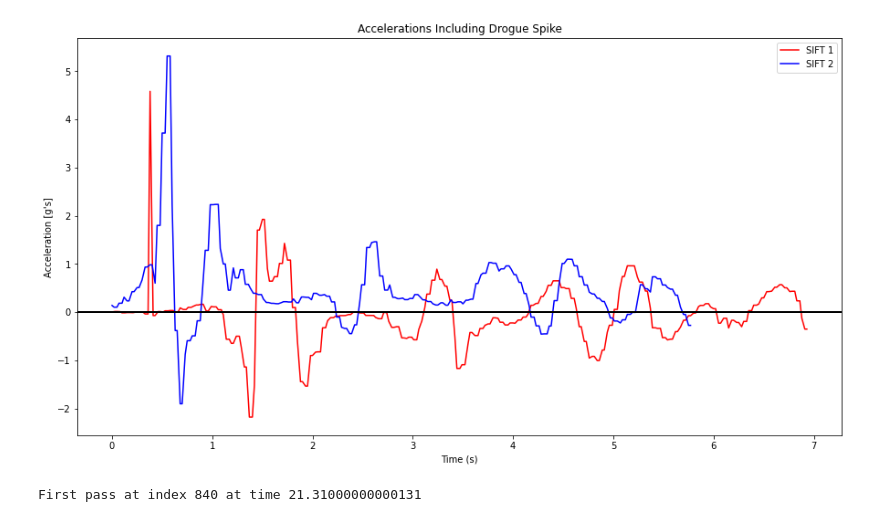
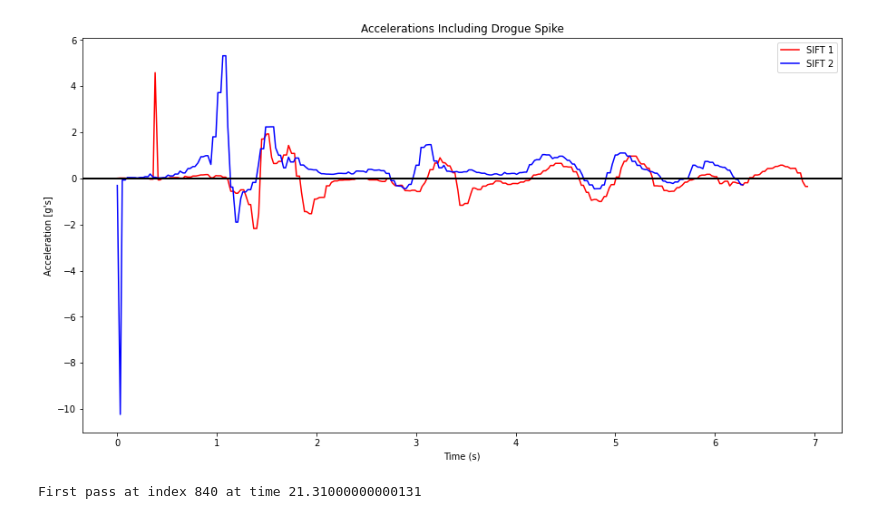
Before and after one commit to VADL-2022/IMU_VV, a Jupyter notebook: 05_NASA_SLI/Moving_Averages_USLI.ipynb, the cells around one changed output. Drawn from its saved outputs; the diff is of its cells as text; code cells hidden in the pictures.

```diff
--- a/05_NASA_SLI/Moving_Averages_USLI.ipynb
+++ b/05_NASA_SLI/Moving_Averages_USLI.ipynb
@@ -70,28 +70,28 @@ plt.show()
 # %%
 start_S1_with_spike = 825
 end_S1_with_spike = 1100
 tdata_S1_with_spike = tdata1[start_S1_with_spike:end_S1_with_spike]
 axg_S1_with_spike = list(ax_g_S1[start_S1_with_spike:end_S1_with_spike])
 tdata_S1_with_spike = tdata_S1_with_spike - tdata_S1_with_spike[0]
 
-start_S2_with_spike = 1570
-end_S2_with_spike = 1800
+start_S2_with_spike = 850
+end_S2_with_spike = 1100
 tdata_S2_with_spike = tdata2[start_S2_with_spike:end_S2_with_spike]
 axg_S2_with_spike = list(ax_g_S2[start_S2_with_spike:end_S2_with_spike])
 tdata_S2_with_spike = tdata_S2_with_spike - tdata_S2_with_spike[0]
 
 fig1 = plt.figure(1, figsize=(15,8))
 ax = plt.subplot(111)
 l2 = ax.plot(tdata_S1_with_spike, axg_S1_with_spike, color='red', label='SIFT 1')
 l2 = ax.plot(tdata_S2_with_spike, axg_S2_with_spike, color='blue', label='SIFT 2')
 l5 = plt.axhline(y=0, color='black', linewidth=2)
 ax.set_title("Accelerations Including Drogue Spike")
 ax.set_xlabel('Time (s)')
 ax.set_ylabel("Acceleration [g's]")
 ax.legend()
 plt.show()
 # %% [output]
-[figure, old version]
+[figure, new version]
 # %%
 def find_peak_and_wait(ax, t, thresh=4, delay=2):
     axn = np.array(ax)
```
Also changed, not shown: parts of 11 cells of this notebook, 2 other files.
